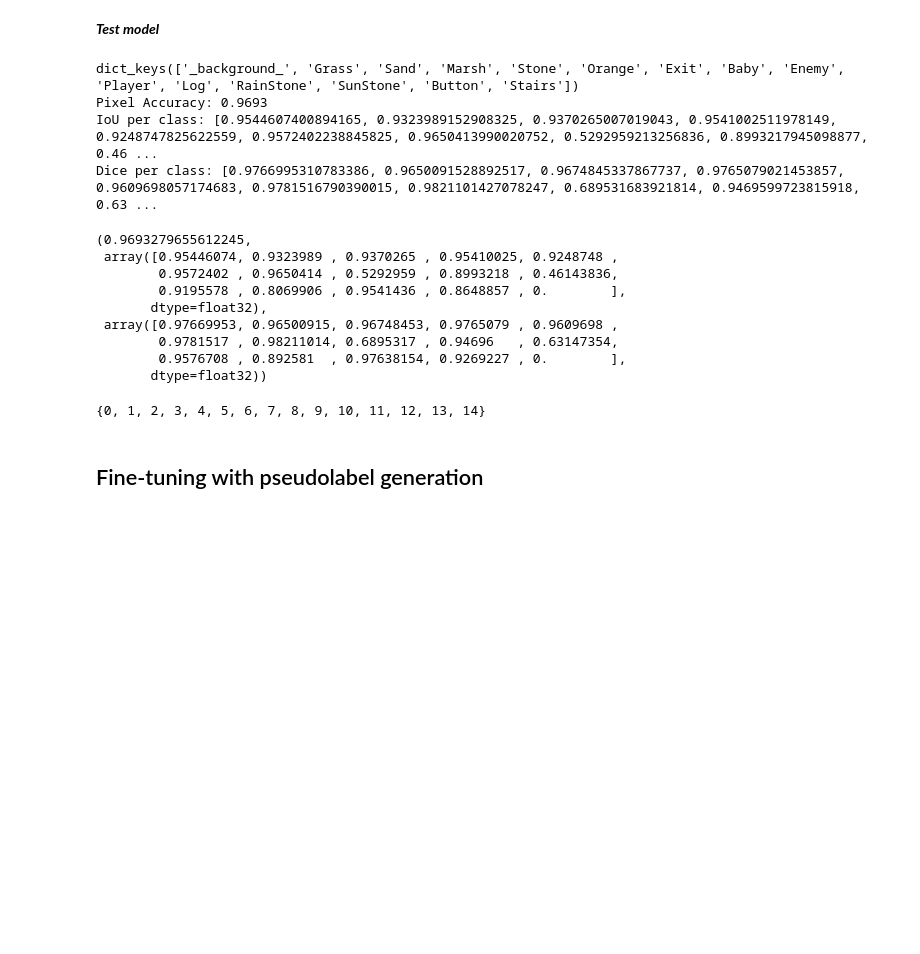
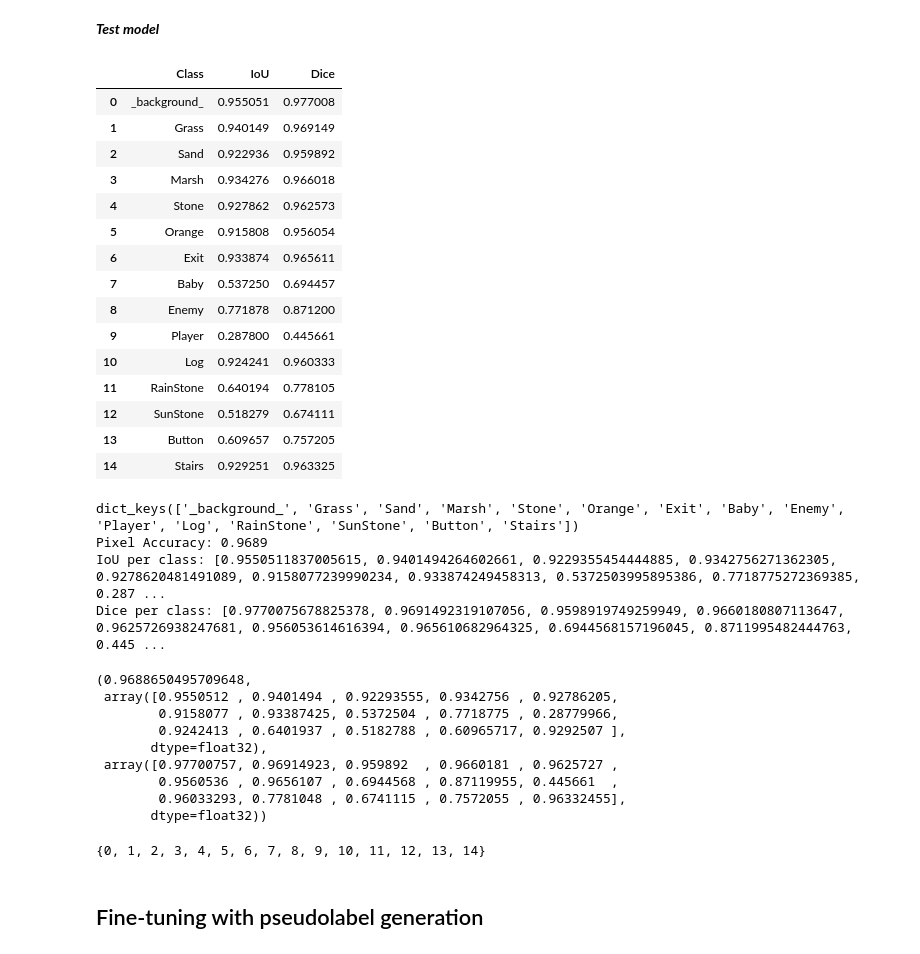
Before and after one commit to ericzander/ufo50-ssl-segmentation, a Jupyter notebook: notebook/camo_segmentation.ipynb, the cells around one changed output. Cells and saved outputs as stored; diff of their text form; code cells hidden in the pictures; blank space fills up the shorter version.

Commit message:
All classes accounted for

```diff
--- a/notebook/camo_segmentation.ipynb
+++ b/notebook/camo_segmentation.ipynb
@@ -404,3 +397,25 @@ test_loader = DataLoader(test_dataset, batch_size=batch_size, shuffle=True)
+# %%
+class FlippedDataset(Dataset):
+    def __init__(self, dataset):
+        self.dataset = dataset
+        self.transform = transform
+
+    def __getitem__(self, index):
+        x, y = self.dataset[index]
+        x = x.flip(-1)
+        return x, y
+
+    def __len__(self):
+        return len(self.dataset)
+
+train_original = torch.utils.data.Subset(labeled_dataset, train_indices)
+train_flipped = FlippedDataset(train_original)
+train_dataset = ConcatDataset([train_original, train_flipped])
+
+test_dataset = torch.utils.data.Subset(labeled_dataset, test_indices)
+
+train_loader = DataLoader(train_dataset, batch_size=batch_size, shuffle=True)
+test_loader = DataLoader(test_dataset, batch_size=batch_size, shuffle=True)
 # %% [markdown]
 ***Define model***
 # %%
@@ -516,7 +531,7 @@ class DiceLoss(nn.Module):
         return 1.0 - dice.mean()
 
 class TverskyLoss(nn.Module):
-    def __init__(self, n_classes, alpha=0.3, beta=0.7, eps=1e-6):
+    def __init__(self, n_classes, alpha=0.8, beta=0.2, eps=1e-6):
         """
         Tversky loss for imbalanced classes, by default punishes mislabelling
         rare classes w/ high beta
@@ -583,7 +598,7 @@ def train_segmentation(model, loader, optimizer, criterion, epochs, print_freq=5
             print(f"Epoch [{epoch+1}/{epochs}], Loss: {avg_loss:.4f}")
 
 weights_path = "segmentation_model_weights.pth"
-epochs = 300
+epochs = 200
 overwrite = True
 if os.path.exists(weights_path) and not overwrite:
     segmentation_model.load_state_dict(torch.load(weights_path, weights_only=True))
@@ -613,6 +628,8 @@ Epoch [300/300], Loss: 0.2885
 # %% [markdown]
 ***Test model***
 # %%
+import pandas as pd
+
 def evaluate_segmentation(model, loader, n_classes):
     model.eval()
     correct_pixels = 0
@@ -638,45 +655,70 @@ def evaluate_segmentation(model, loader, n_classes):
             correct_pixels += (preds == labels.squeeze(1)).sum().item()
             total_pixels += labels.numel()
 
             # IoU and Dice Coefficient per class
             for cls in range(n_classes):
                 pred_mask = (preds == cls)
                 true_mask = (labels.squeeze(1) == cls)
 
                 intersection = (pred_mask & true_mask).sum().float()
                 union = (pred_mask | true_mask).sum().float()
                 dice = 2 * intersection / (pred_mask.sum().float() + true_mask.sum().float() + eps)
 
                 if union > 0:
                     iou_per_class[cls] += intersection / (union + eps)
                 dice_per_class[cls] += dice
 
     # Aggregate metrics
     pixel_accuracy = correct_pixels / total_pixels
     iou_per_class = iou_per_class / len(loader)
     dice_per_class = dice_per_class / len(loader)
 
+    class_names = list(labeled_dataset.classes.keys())
+    metrics_table = pd.DataFrame({
+        "Class": class_names,
+        "IoU": iou_per_class.cpu().numpy(),
+        "Dice": dice_per_class.cpu().numpy()
+    })
+
+    display(metrics_table)
+
     print(labeled_dataset.classes.keys())
     print(f"Pixel Accuracy: {pixel_accuracy:.4f}")
     print(f"IoU per class: {iou_per_class.tolist()}")
     print(f"Dice per class: {dice_per_class.tolist()}")
 
     return pixel_accuracy, iou_per_class.cpu().numpy(), dice_per_class.cpu().numpy()
 
 evaluate_segmentation(segmentation_model, test_loader, len(labeled_dataset.classes))
 # %% [output]
+|  | Class | IoU | Dice |
+| 0 | _background_ | 0.955051 | 0.977008 |
+| 1 | Grass | 0.940149 | 0.969149 |
+| 2 | Sand | 0.922936 | 0.959892 |
+| 3 | Marsh | 0.934276 | 0.966018 |
+| 4 | Stone | 0.927862 | 0.962573 |
+| 5 | Orange | 0.915808 | 0.956054 |
+| 6 | Exit | 0.933874 | 0.965611 |
+| 7 | Baby | 0.537250 | 0.694457 |
+| 8 | Enemy | 0.771878 | 0.871200 |
+| 9 | Player | 0.287800 | 0.445661 |
+| 10 | Log | 0.924241 | 0.960333 |
+| 11 | RainStone | 0.640194 | 0.778105 |
+| 12 | SunStone | 0.518279 | 0.674111 |
+| 13 | Button | 0.609657 | 0.757205 |
+| 14 | Stairs | 0.929251 | 0.963325 |
 dict_keys(['_background_', 'Grass', 'Sand', 'Marsh', 'Stone', 'Orange', 'Exit', 'Baby', 'Enemy', 'Player', 'Log', 'RainStone', 'SunStone', 'Button', 'Stairs'])
-Pixel Accuracy: 0.9693
-IoU per class: [0.9544607400894165, 0.9323989152908325, 0.9370265007019043, 0.9541002511978149, 0.9248747825622559, 0.9572402238845825, 0.9650413990020752, 0.5292959213256836, 0.8993217945098877, 0.46 ...
-Dice per class: [0.9766995310783386, 0.9650091528892517, 0.9674845337867737, 0.9765079021453857, 0.9609698057174683, 0.9781516790390015, 0.9821101427078247, 0.689531683921814, 0.9469599723815918, 0.63 ...
+Pixel Accuracy: 0.9689
+IoU per class: [0.9550511837005615, 0.9401494264602661, 0.9229355454444885, 0.9342756271362305, 0.9278620481491089, 0.9158077239990234, 0.933874249458313, 0.5372503995895386, 0.7718775272369385, 0.287 ...
+Dice per class: [0.9770075678825378, 0.9691492319107056, 0.9598919749259949, 0.9660180807113647, 0.9625726938247681, 0.956053614616394, 0.965610682964325, 0.6944568157196045, 0.8711995482444763, 0.445 ...
-(0.9693279655612245,
- array([0.95446074, 0.9323989 , 0.9370265 , 0.95410025, 0.9248748 ,
-        0.9572402 , 0.9650414 , 0.5292959 , 0.8993218 , 0.46143836,
-        0.9195578 , 0.8069906 , 0.9541436 , 0.8648857 , 0.        ],
+(0.9688650495709648,
+ array([0.9550512 , 0.9401494 , 0.92293555, 0.9342756 , 0.92786205,
+        0.9158077 , 0.93387425, 0.5372504 , 0.7718775 , 0.28779966,
+        0.9242413 , 0.6401937 , 0.5182788 , 0.60965717, 0.9292507 ],
        dtype=float32),
- array([0.97669953, 0.96500915, 0.96748453, 0.9765079 , 0.9609698 ,
-        0.9781517 , 0.98211014, 0.6895317 , 0.94696   , 0.63147354,
-        0.9576708 , 0.892581  , 0.97638154, 0.9269227 , 0.        ],
+ array([0.97700757, 0.96914923, 0.959892  , 0.9660181 , 0.9625727 ,
+        0.9560536 , 0.9656107 , 0.6944568 , 0.87119955, 0.445661  ,
+        0.96033293, 0.7781048 , 0.6741115 , 0.7572055 , 0.96332455],
        dtype=float32))
 # %%
 x = set()
```
Also changed, not shown: parts of 4 cells of this notebook, 5 other files.
